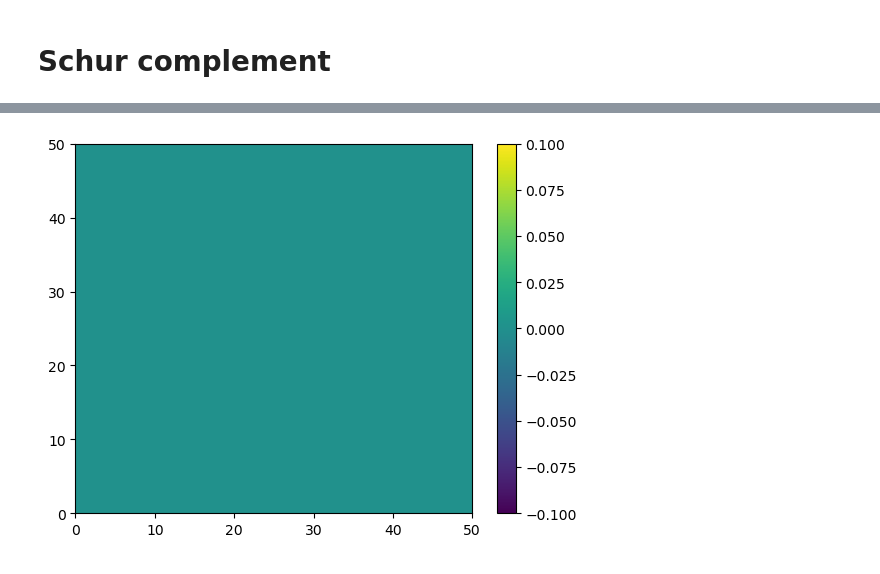
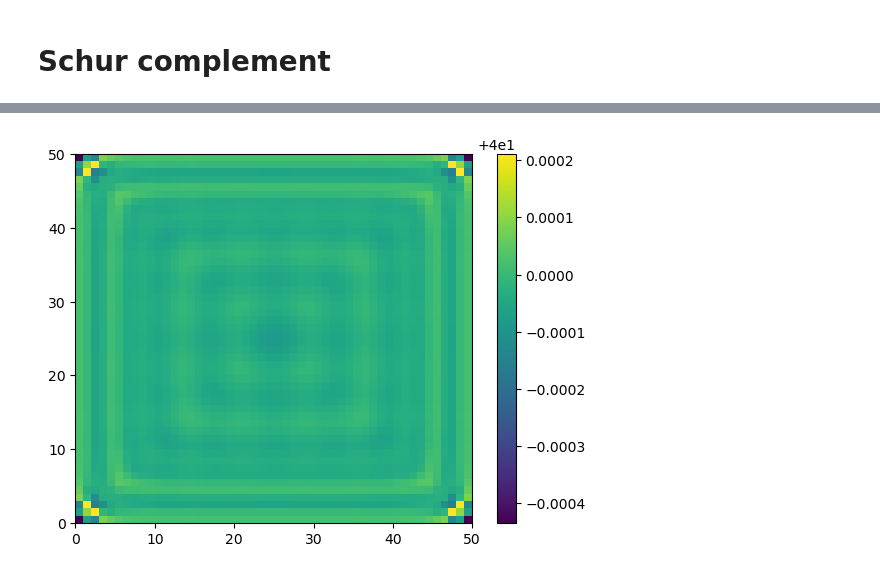
Before and after one commit to remihndz/Macular-Oxygenation, a Jupyter notebook: Oxygen-Voxel-Method/src/CleanCode.ipynb, the cells around one changed output, grey strips where cells are left out. Cells and saved outputs as stored; diff of their text form; code cells hidden in the pictures.

```diff
--- a/Oxygen-Voxel-Method/src/CleanCode.ipynb
+++ b/Oxygen-Voxel-Method/src/CleanCode.ipynb
@@ -1304,5 +1064,5 @@ cvBar = Din @ (p0 * np.ones(M.shape[0])) # O2 source
 # %%
 B = (I-D3) @ (D + Gamma_v/h_v*C2t.T@S@C2t) + D3 # Tissue diffusion + reaction
 G = Gamma_v/h_v*(I-D3)@C2t.T@S@C2v@F
-ctBar = D3 @ (ctBar*np.ones(D3.shape[1]))
+ctBar = D3 @ (ctBC*np.ones(D3.shape[1]))
 # %%
@@ -1322,6 +1086,8 @@ class gmres_counter(object):
     def __call__(self, rk=None):
         self.niter += 1
         if self.niter%self._disp==0:
+            if isinstance(rk, cp.ndarray):
+                rk = rk.get()
             self.rks.append(rk)
             print('iter %3i\trk = %s' % (self.niter, str(rk)))
 
@@ -1383,24 +1154,38 @@ def fastPoisson(f, dx,dy,dz, nx,ny,nz):
 rtol = 1e-4
 # %%
+B = csp.csr_matrix(B)
+G = csp.csr_matrix(G)
+A = csp.csr_matrix(A)
+E = csp.csr_matrix(E)
+
+triSolve = cspl.spsolve_triangular
+
 def Sc_func(x):
     '''Schur complement system'''
-    return B@x + (G@sp.linalg.spsolve_triangular(A, E@x))
+    return B@x + (G@triSolve(A, E@x))
 def Make_bc(bv, bt):
     '''Make the bc for the Schur complement system'''
-    return bt - G@(sp.linalg.spsolve_triangular(A, bv))
+    return cp.asarray(bt) - G@(triSolve(A, cp.asarray(bv)))
 def cv_func(ct, cvBar):
-    return sp.linalg.spsolve_triangular(A, cvBar - E@ct)
+    return triSolve(A, cvBar - E@ct)
 
-Sc = sp.linalg.LinearOperator((CV.grid.size, CV.grid.size), Sc_func)
-bc = Make_bc(cvBar, ctBar)
+# Sc = sp.linalg.LinearOperator((CV.grid.size, CV.grid.size), Sc_func)
+Sc = cspl.LinearOperator((CV.grid.size, CV.grid.size), Sc_func)
+bc = cp.asarray(Make_bc(cvBar, ctBar))
 
 # Preconditionner
-P = sp.linalg.LinearOperator(shape=Sc.shape,
-                       matvec=lambda x: fastPoisson(x.reshape(CV.grid.n), *CV.grid.h, *CV.grid.n).ravel())
+# P = sp.linalg.LinearOperator(shape=Sc.shape,
+#                        matvec=lambda x: fastPoisson(x.reshape(CV.grid.n), *CV.grid.h, *CV.grid.n).ravel())
+P = cspl.LinearOperator(shape=Sc.shape,
+                        matvec=lambda x: fastPoisson(x.reshape(CV.grid.n), *CV.grid.h, *CV.grid.n).ravel())
 # %%
-with gmres_counter(disp=20) as callback:
-    ct, code = sp.linalg.gmres(Sc, bc, restart=10, callback=callback, maxiter=2000)
-cv = cv_func(ct, cvBar)
-ct /= alpha
+with gmres_counter(disp=100) as callback:
+    # ct, code = sp.linalg.gmres(Sc, bc, M=P, restart=10, callback=callback, maxiter=2000)
+    ct, code = cspl.gmres(Sc, bc, M=P, restart=10, callback=callback, maxiter=2000, atol=1e-3)
+    print("Exited with code", code)
+cv = cv_func(ct, cp.asarray(cvBar))
+ct /= alpha_t
 cv /= alpha
+ct = ct.get()
+cv = cv.get()
 # %% [output]
@@ -1414,6 +1200,6 @@ plt.plot(s, cv)
 # %%
-plt.pcolormesh(ct.reshape(CV.grid.shape)[:, 25, :])
+plt.pcolormesh(ct.reshape(CV.grid.shape)[:, int(ny/2), :])
 plt.colorbar()
 plt.show()
 # %% [output]
-[figure, old version]
+[figure, new version]
```
Also changed, not shown: parts of 21 cells of this notebook.
